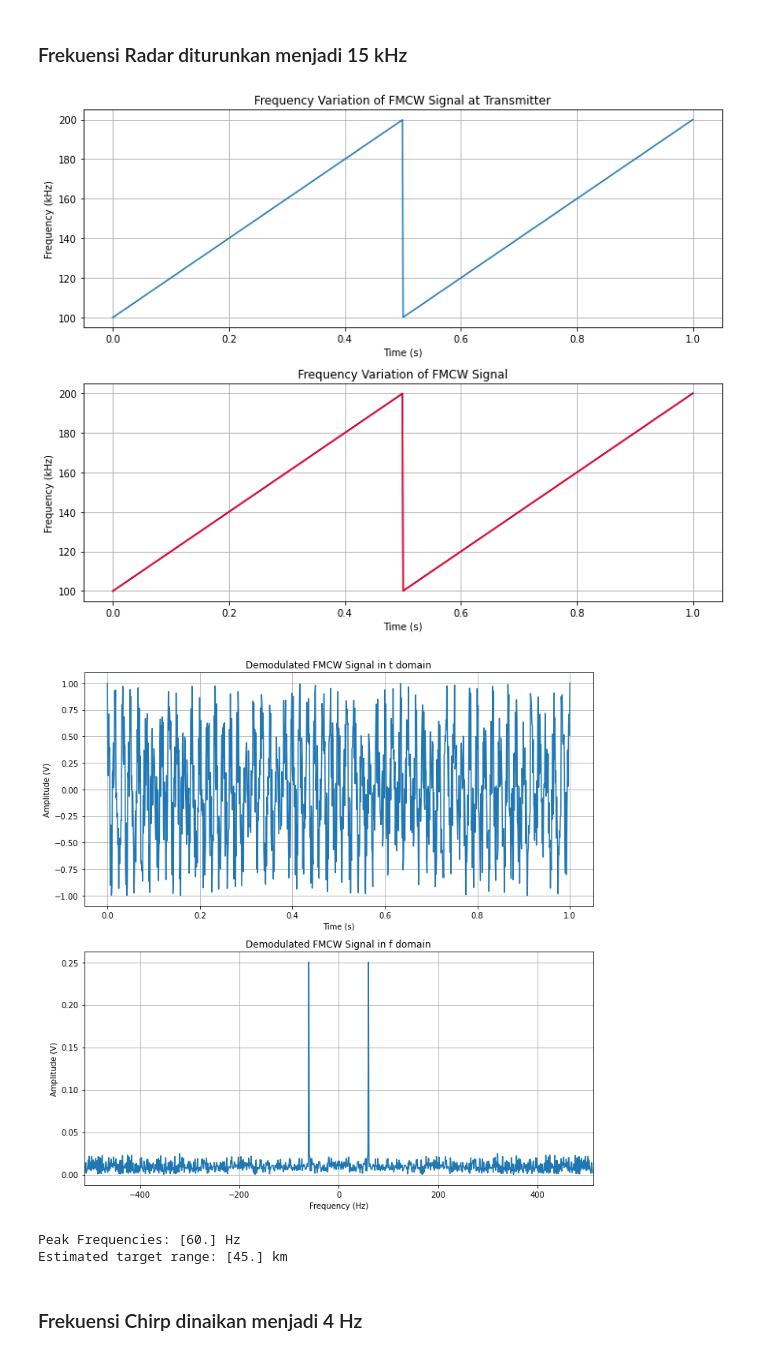
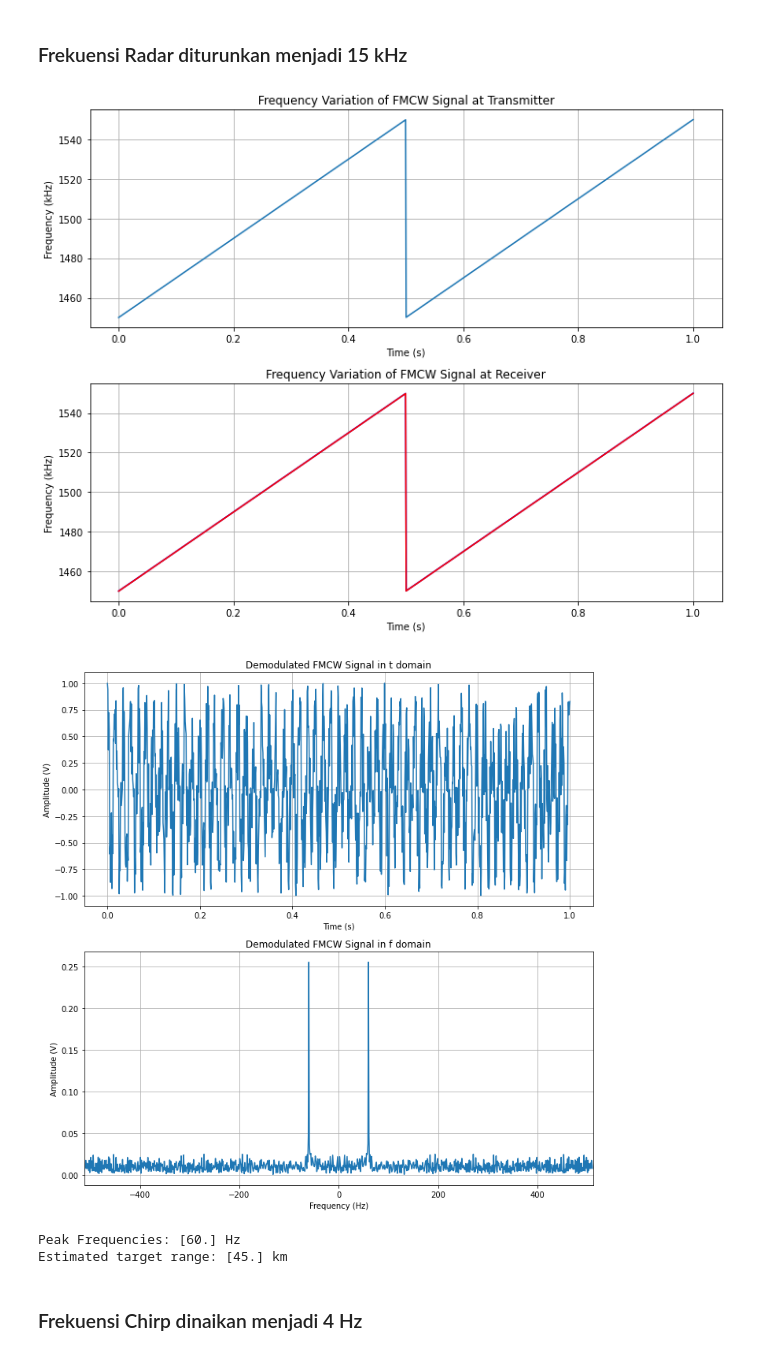
Before and after one commit to naufalmuafi/fmcw-radar_simulation, a Jupyter notebook: explore_fmcw.ipynb, the cells around one changed output. Saved outputs shown, nothing was run; the diff lists cells and outputs as text; code cells hidden in the pictures.

```diff
--- a/explore_fmcw.ipynb
+++ b/explore_fmcw.ipynb
@@ -50,7 +50,7 @@ def fmcw_explore(fc, bw, fr):
 
     """
 
-    FMCW Signal Generation at Receiver
+    FMCW Signal Generation at Receiver/Reflected Signal
 
     """
 
@@ -194,10 +194,10 @@ Estimated target range: [45.375] km
 ### Frekuensi Radar diturunkan menjadi 15 kHz
 # %%
 # fc - bw -fr
-fmcw_explore(15e4, 1e5, 2)
+fmcw_explore(15e5, 1e5, 2)
 # %% [output]
-[figure, old version]
+[figure, new version]
-[figure, old version]
+[figure, new version]
 Peak Frequencies: [60.] Hz
 Estimated target range: [45.] km
 # %% [markdown]
```
Also changed, not shown: parts of 4 cells of this notebook.
